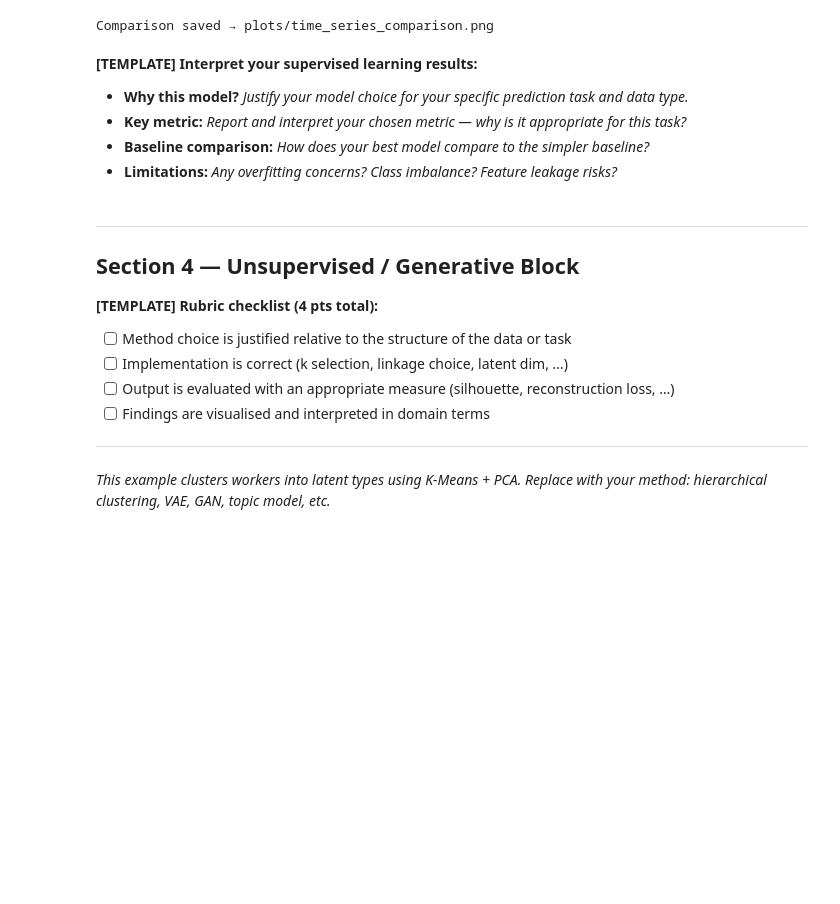
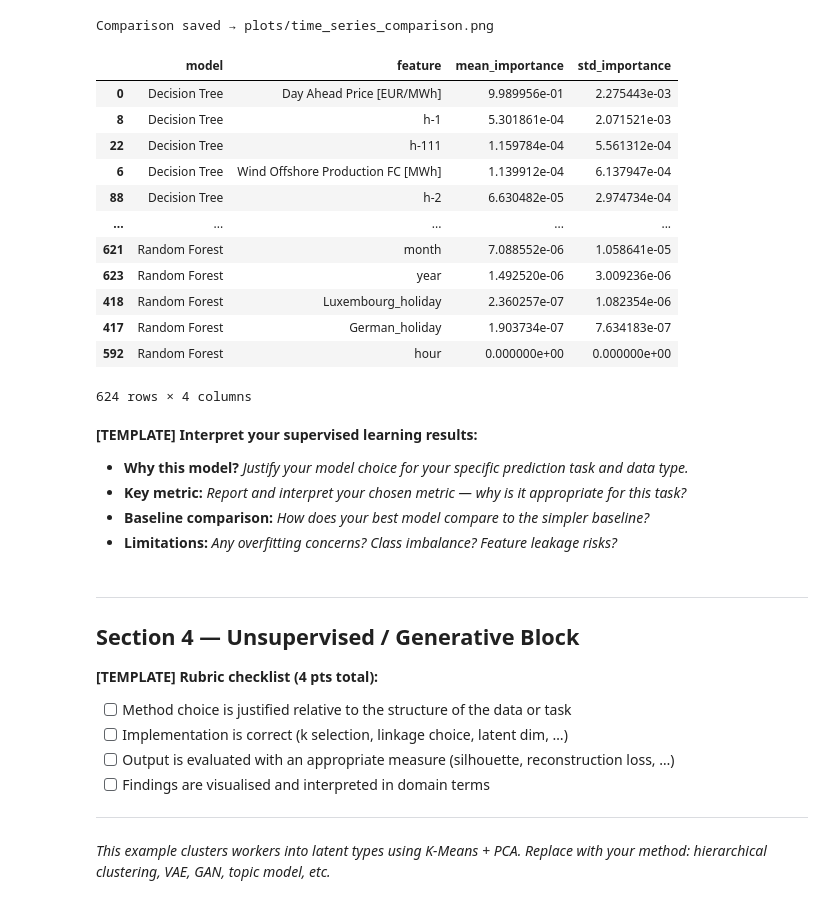
Before and after one commit to TimSchmale/dai-mission-group-T, a Jupyter notebook: notebook.ipynb, the cells around one changed output. Drawn from its saved outputs; the diff is of its cells as text; code cells hidden in the pictures; blank space fills up the shorter version.

```diff
--- a/notebook.ipynb
+++ b/notebook.ipynb
@@ -170,20 +188,6 @@ for col in cols:
     # Now safely convert to numeric
     df_cleaned[col] = pd.to_numeric(s, errors="coerce")
 
-## first feature engineering
-# Holidays
-de = holidays.DE()
-lu = holidays.LU()
-df_cleaned["date only"] = df_cleaned["timestamp"].dt.date
-df_cleaned["German_holiday"] = df_cleaned["date only"].apply(lambda x: x in de)
-df_cleaned["Luxembourg_holiday"] = df_cleaned["date only"].apply(lambda x: x in lu)
-df_cleaned.drop(columns=["date only"], inplace=True)
-
-# Timestamp patterns
-df_cleaned["weekday"] = df_cleaned["timestamp"].dt.weekday
-df_cleaned["hour"] = df_cleaned["timestamp"].dt.hour
-df_cleaned["month"] = df_cleaned["timestamp"].dt.month
-df_cleaned["year"] = df_cleaned["timestamp"].dt.year
 
 df_cleaned.head()
 # %% [output]
@@ -265,6 +251,21 @@ df_time_cleaned.loc[new_rows, :] = df_ffill.loc[new_rows, :]
 df_time_cleaned = df_time_cleaned.reset_index()
 # %% [markdown]
 Take-Away: Missing and double hours due to time shifting are eliminated from the dataset in such a way that all timestamp are completely unique.
+# %%
+## first feature engineering
+# Holidays
+de = holidays.DE()
+lu = holidays.LU()
+df_time_cleaned["date only"] =  df_time_cleaned["timestamp"].dt.date
+df_time_cleaned["German_holiday"] = df_time_cleaned["date only"].apply(lambda x: x in de)
+df_time_cleaned["Luxembourg_holiday"] = df_time_cleaned["date only"].apply(lambda x: x in lu)
+df_time_cleaned.drop(columns=["date only"], inplace=True)
+
+# Timestamp patterns
+df_time_cleaned["weekday"] = df_time_cleaned["timestamp"].dt.weekday.astype("category")
+df_time_cleaned["hour"] = df_time_cleaned["timestamp"].dt.hour.astype("category")
+df_time_cleaned["month"] = df_time_cleaned["timestamp"].dt.month.astype("category")
+df_time_cleaned["year"] = df_time_cleaned["timestamp"].dt.year.astype("category")
 # %% [markdown]
 #### Missing Values
 # %%
@@ -1046,0 +1630,27 @@ Comparison saved → plots/time_series_comparison.png
+# %%
+avg_feature_importance = (
+    full_importances
+    .dropna(subset=["importance"])
+    .groupby(["model", "feature"], as_index=False)
+    .agg(
+        mean_importance=("importance", "mean"),
+        std_importance=("importance", "std")
+    )
+    .sort_values(["model", "mean_importance"], ascending=[True, False])
+)
+
+avg_feature_importance
+# %% [output]
+|  | model | feature | mean_importance | std_importance |
+| 0 | Decision Tree | Day Ahead Price [EUR/MWh] | 9.989956e-01 | 2.275443e-03 |
+| 8 | Decision Tree | h-1 | 5.301861e-04 | 2.071521e-03 |
+| 22 | Decision Tree | h-111 | 1.159784e-04 | 5.561312e-04 |
+| 6 | Decision Tree | Wind Offshore Production FC [MWh] | 1.139912e-04 | 6.137947e-04 |
+| 88 | Decision Tree | h-2 | 6.630482e-05 | 2.974734e-04 |
+| ... | ... | ... | ... | ... |
+| 621 | Random Forest | month | 7.088552e-06 | 1.058641e-05 |
+| 623 | Random Forest | year | 1.492520e-06 | 3.009236e-06 |
+| 418 | Random Forest | Luxembourg_holiday | 2.360257e-07 | 1.082354e-06 |
+| 417 | Random Forest | German_holiday | 1.903734e-07 | 7.634183e-07 |
+| 592 | Random Forest | hour | 0.000000e+00 | 0.000000e+00 |
+624 rows × 4 columns
```
Also changed, not shown: parts of 19 cells of this notebook, 9 other files.
